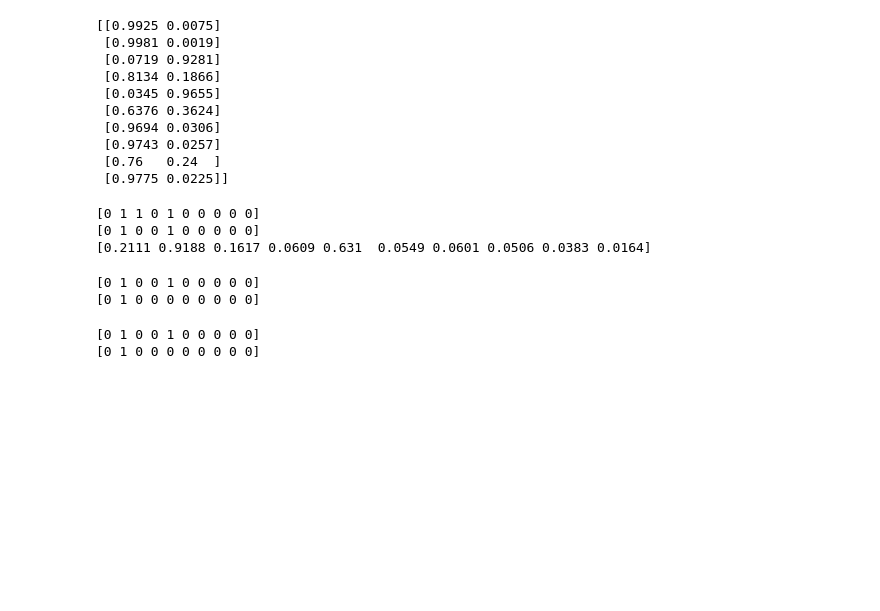
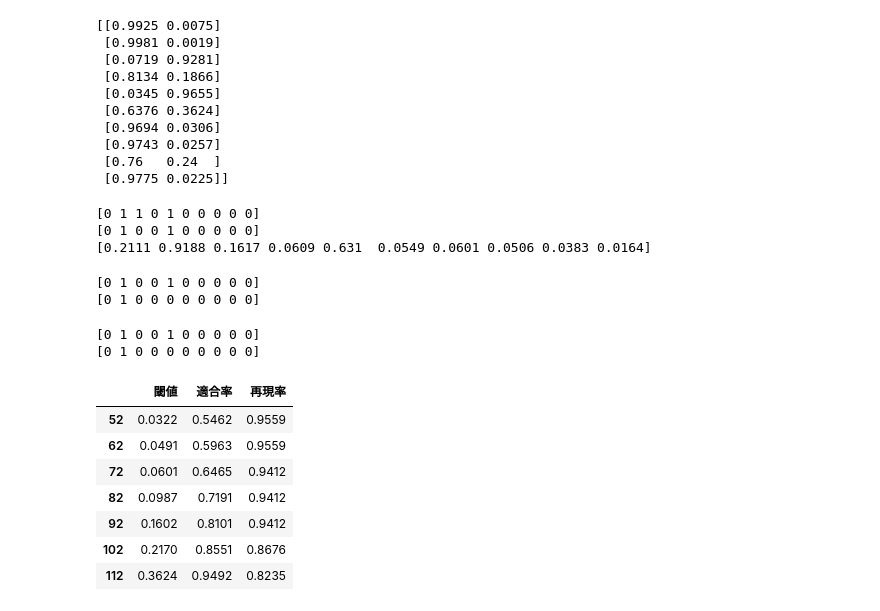
Before and after one commit to Syozaburo/Machine_learning_practice, a Jupyter notebook: Breast Cancer Wisconsin Data Set.ipynb, the cells around one changed output. Drawn from its saved outputs; the diff is of its cells as text; code cells hidden in the pictures; blank space fills up the shorter version.

```diff
--- a/Breast Cancer Wisconsin Data Set.ipynb
+++ b/Breast Cancer Wisconsin Data Set.ipynb
@@ -464,3 +464,22 @@ print(pred_07[10:20])
 # %% [output]
 [0 1 0 0 1 0 0 0 0 0]
 [0 1 0 0 0 0 0 0 0 0]
+# %%
+#ライブラリの取得(PR曲線を描くため)
+from sklearn.metrics import precision_recall_curve
+#適合率、再現率、閾値の取得
+precision, recall, thresholds = precision_recall_curve(y_test, y_proba1)
+#結果をデータフレームにする
+df_pr = pd.DataFrame([thresholds, precision, recall]).T
+df_pr.columns = ['閾値', '適合率' ,'再現率']
+#閾値0.5の周辺を表示
+display(df_pr[52:122:10])
+# %% [output]
+|  | 閾値 | 適合率 | 再現率 |
+| 52 | 0.0322 | 0.5462 | 0.9559 |
+| 62 | 0.0491 | 0.5963 | 0.9559 |
+| 72 | 0.0601 | 0.6465 | 0.9412 |
+| 82 | 0.0987 | 0.7191 | 0.9412 |
+| 92 | 0.1602 | 0.8101 | 0.9412 |
+| 102 | 0.2170 | 0.8551 | 0.8676 |
+| 112 | 0.3624 | 0.9492 | 0.8235 |
```
Also changed, not shown: parts of 2 cells of this notebook.
